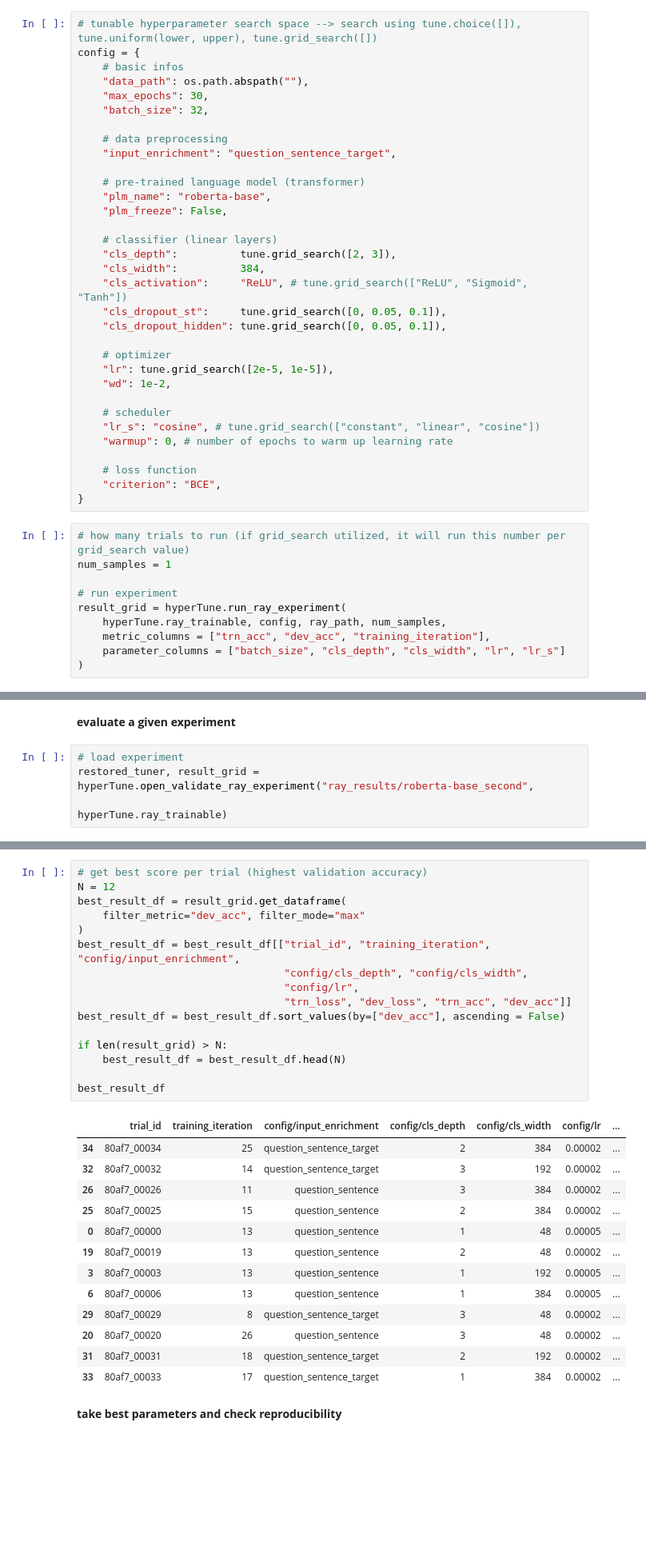
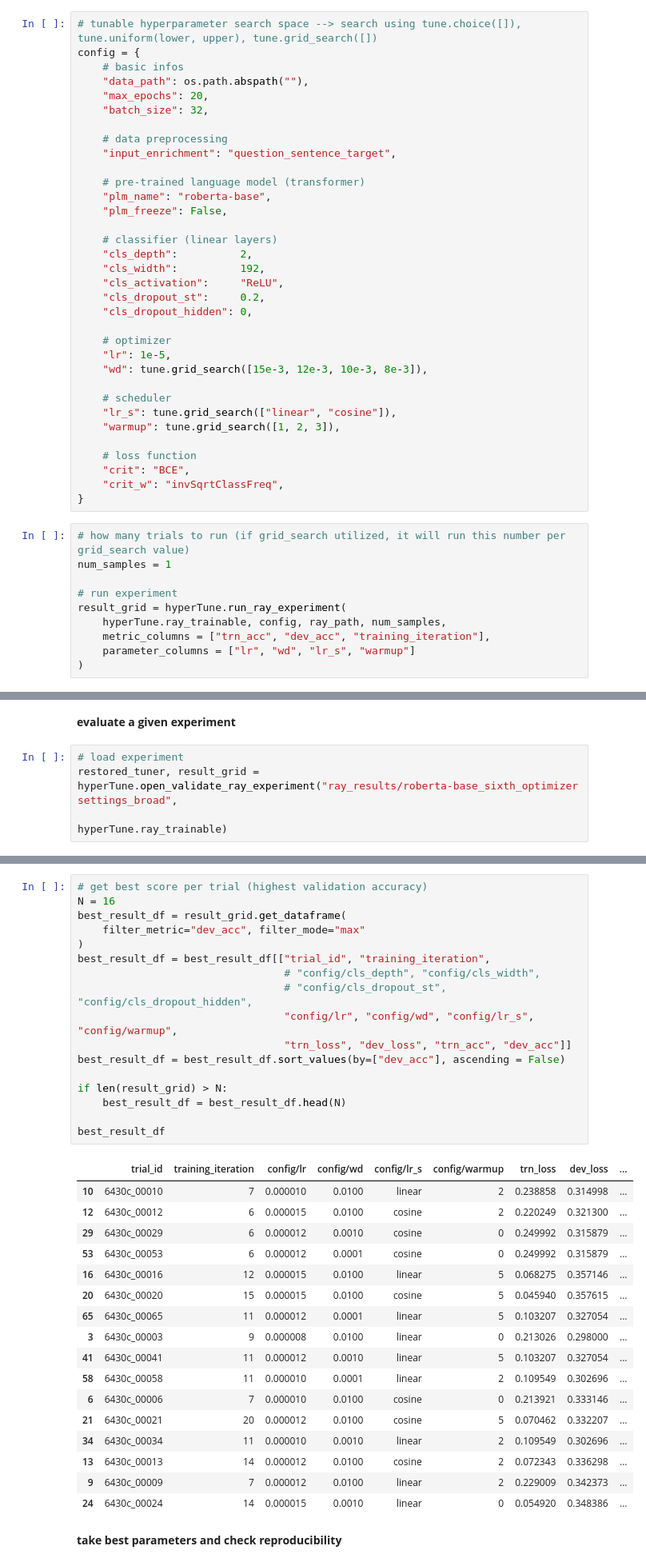
Before and after one commit to lassefschmidt/NLP-Aspect-Term-Polarity-Classification, a Jupyter notebook: 2_Model Training.ipynb, the cells around one changed output, grey strips where cells are left out. Shown: that part at 80% size. Drawn from its saved outputs; the diff is of its cells as text; blank space fills up the shorter version.

Commit message:
finetuned optimizer reaching 90.4 dev accuracy

```diff
--- a/2_Model Training.ipynb
+++ b/2_Model Training.ipynb
@@ -114,7 +129,7 @@ implemented models (select as select as plm_name):
 config = {
     # basic infos
     "data_path": os.path.abspath(""),
-    "max_epochs": 30,
+    "max_epochs": 20,
     "batch_size": 32,
 
     # data preprocessing
@@ -125,22 +140,23 @@ config = {
     "plm_freeze": False,
 
     # classifier (linear layers)
-    "cls_depth":          tune.grid_search([2, 3]),
-    "cls_width":          384,
-    "cls_activation":     "ReLU", # tune.grid_search(["ReLU", "Sigmoid", "Tanh"])
-    "cls_dropout_st":     tune.grid_search([0, 0.05, 0.1]),
-    "cls_dropout_hidden": tune.grid_search([0, 0.05, 0.1]),
+    "cls_depth":          2,
+    "cls_width":          192,
+    "cls_activation":     "ReLU",
+    "cls_dropout_st":     0.2,
+    "cls_dropout_hidden": 0,
 
     # optimizer
-    "lr": tune.grid_search([2e-5, 1e-5]),
-    "wd": 1e-2,
+    "lr": 1e-5,
+    "wd": tune.grid_search([15e-3, 12e-3, 10e-3, 8e-3]),
 
     # scheduler
-    "lr_s": "cosine", # tune.grid_search(["constant", "linear", "cosine"])
-    "warmup": 0, # number of epochs to warm up learning rate
+    "lr_s": tune.grid_search(["linear", "cosine"]),
+    "warmup": tune.grid_search([1, 2, 3]),
 
     # loss function
-    "criterion": "BCE",
+    "crit": "BCE",
+    "crit_w": "invSqrtClassFreq",
 }
 # %%
 # how many trials to run (if grid_search utilized, it will run this number per grid_search value)
@@ -150,6 +166,6 @@ num_samples = 1
 result_grid = hyperTune.run_ray_experiment(
     hyperTune.ray_trainable, config, ray_path, num_samples,
     metric_columns = ["trn_acc", "dev_acc", "training_iteration"],
-    parameter_columns = ["batch_size", "cls_depth", "cls_width", "lr", "lr_s"]
+    parameter_columns = ["lr", "wd", "lr_s", "warmup"]
 )
 # %% [output]
@@ -184,6 +175,6 @@ Trial Status
 **evaluate a given experiment**
 # %%
 # load experiment
-restored_tuner, result_grid = hyperTune.open_validate_ray_experiment("ray_results/roberta-base_second",
+restored_tuner, result_grid = hyperTune.open_validate_ray_experiment("ray_results/roberta-base_sixth_optimizer settings_broad",
                                                                      hyperTune.ray_trainable)
 # %% [output]
@@ -195,33 +187,38 @@ No errors! Number of terminated trials: 36
 # %%
 # get best score per trial (highest validation accuracy)
-N = 12
+N = 16
 best_result_df = result_grid.get_dataframe(
     filter_metric="dev_acc", filter_mode="max"
 )
-best_result_df = best_result_df[["trial_id", "training_iteration", "config/input_enrichment",
-                                 "config/cls_depth", "config/cls_width",
-                                 "config/lr",
+best_result_df = best_result_df[["trial_id", "training_iteration",
+                                 # "config/cls_depth", "config/cls_width",
+                                 # "config/cls_dropout_st", "config/cls_dropout_hidden",
+                                 "config/lr", "config/wd", "config/lr_s", "config/warmup",
                                  "trn_loss", "dev_loss", "trn_acc", "dev_acc"]]
 best_result_df = best_result_df.sort_values(by=["dev_acc"], ascending = False)
 
 if len(result_grid) > N:
     best_result_df = best_result_df.head(N)
 
 best_result_df
 # %% [output]
-|  | trial_id | training_iteration | config/input_enrichment | config/cls_depth | config/cls_width | config/lr | ... |
-| 34 | 80af7_00034 | 25 | question_sentence_target | 2 | 384 | 0.00002 | ... |
-| 32 | 80af7_00032 | 14 | question_sentence_target | 3 | 192 | 0.00002 | ... |
-| 26 | 80af7_00026 | 11 | question_sentence | 3 | 384 | 0.00002 | ... |
-| 25 | 80af7_00025 | 15 | question_sentence | 2 | 384 | 0.00002 | ... |
-| 0 | 80af7_00000 | 13 | question_sentence | 1 | 48 | 0.00005 | ... |
-| 19 | 80af7_00019 | 13 | question_sentence | 2 | 48 | 0.00002 | ... |
-| 3 | 80af7_00003 | 13 | question_sentence | 1 | 192 | 0.00005 | ... |
-| 6 | 80af7_00006 | 13 | question_sentence | 1 | 384 | 0.00005 | ... |
-| 29 | 80af7_00029 | 8 | question_sentence_target | 3 | 48 | 0.00002 | ... |
-| 20 | 80af7_00020 | 26 | question_sentence | 3 | 48 | 0.00002 | ... |
-| 31 | 80af7_00031 | 18 | question_sentence_target | 2 | 192 | 0.00002 | ... |
-| 33 | 80af7_00033 | 17 | question_sentence_target | 1 | 384 | 0.00002 | ... |
+|  | trial_id | training_iteration | config/lr | config/wd | config/lr_s | config/warmup | trn_loss | dev_loss | ... |
+| 10 | 6430c_00010 | 7 | 0.000010 | 0.0100 | linear | 2 | 0.238858 | 0.314998 | ... |
+| 12 | 6430c_00012 | 6 | 0.000015 | 0.0100 | cosine | 2 | 0.220249 | 0.321300 | ... |
+| 29 | 6430c_00029 | 6 | 0.000012 | 0.0010 | cosine | 0 | 0.249992 | 0.315879 | ... |
+| 53 | 6430c_00053 | 6 | 0.000012 | 0.0001 | cosine | 0 | 0.249992 | 0.315879 | ... |
+| 16 | 6430c_00016 | 12 | 0.000015 | 0.0100 | linear | 5 | 0.068275 | 0.357146 | ... |
+| 20 | 6430c_00020 | 15 | 0.000015 | 0.0100 | cosine | 5 | 0.045940 | 0.357615 | ... |
+| 65 | 6430c_00065 | 11 | 0.000012 | 0.0001 | linear | 5 | 0.103207 | 0.327054 | ... |
+| 3 | 6430c_00003 | 9 | 0.000008 | 0.0100 | linear | 0 | 0.213026 | 0.298000 | ... |
+| 41 | 6430c_00041 | 11 | 0.000012 | 0.0010 | linear | 5 | 0.103207 | 0.327054 | ... |
+| 58 | 6430c_00058 | 11 | 0.000010 | 0.0001 | linear | 2 | 0.109549 | 0.302696 | ... |
+| 6 | 6430c_00006 | 7 | 0.000010 | 0.0100 | cosine | 0 | 0.213921 | 0.333146 | ... |
+| 21 | 6430c_00021 | 20 | 0.000012 | 0.0100 | cosine | 5 | 0.070462 | 0.332207 | ... |
+| 34 | 6430c_00034 | 11 | 0.000010 | 0.0010 | linear | 2 | 0.109549 | 0.302696 | ... |
+| 13 | 6430c_00013 | 14 | 0.000012 | 0.0100 | cosine | 2 | 0.072343 | 0.336298 | ... |
+| 9 | 6430c_00009 | 7 | 0.000012 | 0.0100 | linear | 2 | 0.229009 | 0.342373 | ... |
+| 24 | 6430c_00024 | 14 | 0.000015 | 0.0010 | linear | 0 | 0.054920 | 0.348386 | ... |
 # %% [markdown]
 **take best parameters and check reproducibility**
 # %%
```
Also changed, not shown: parts of 11 cells of this notebook, 1 other file.
